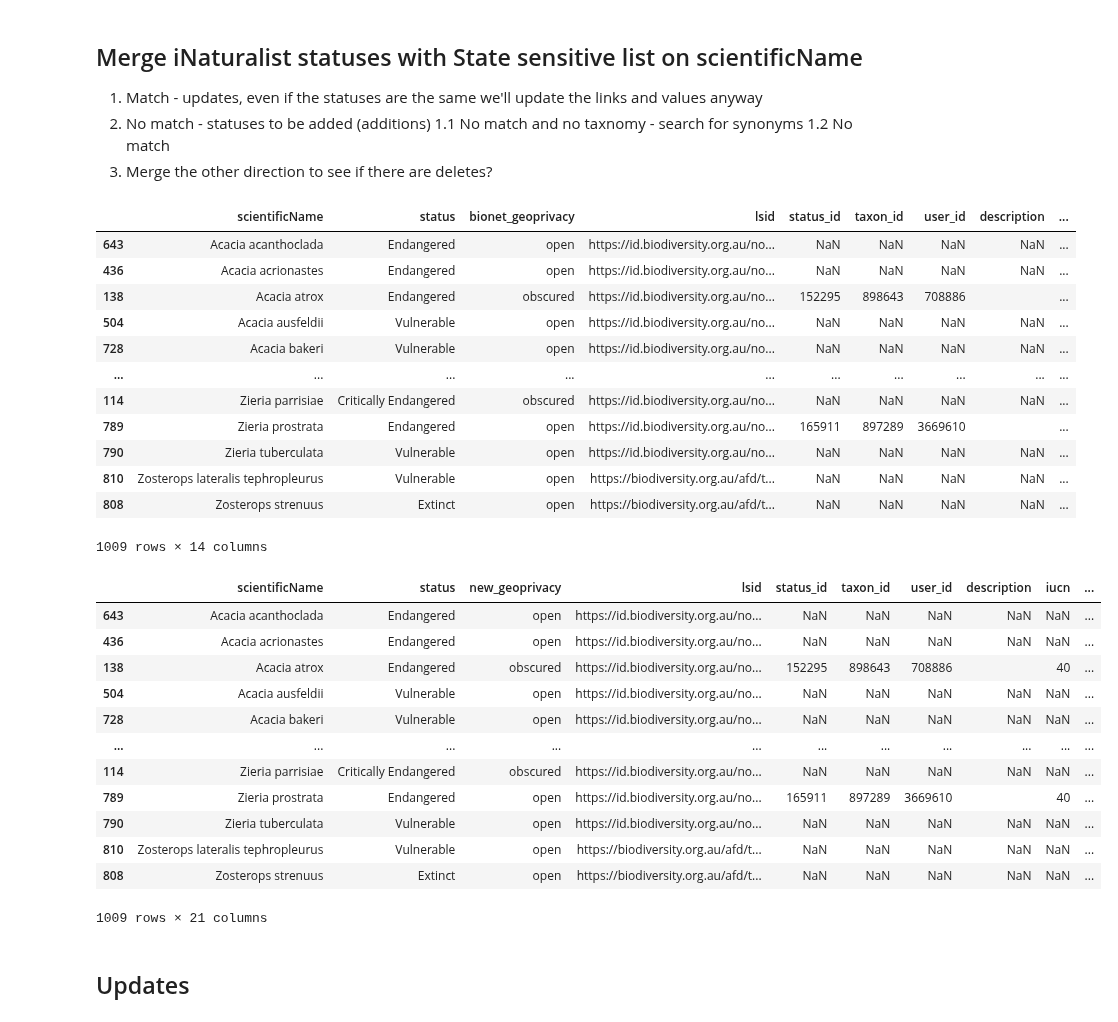
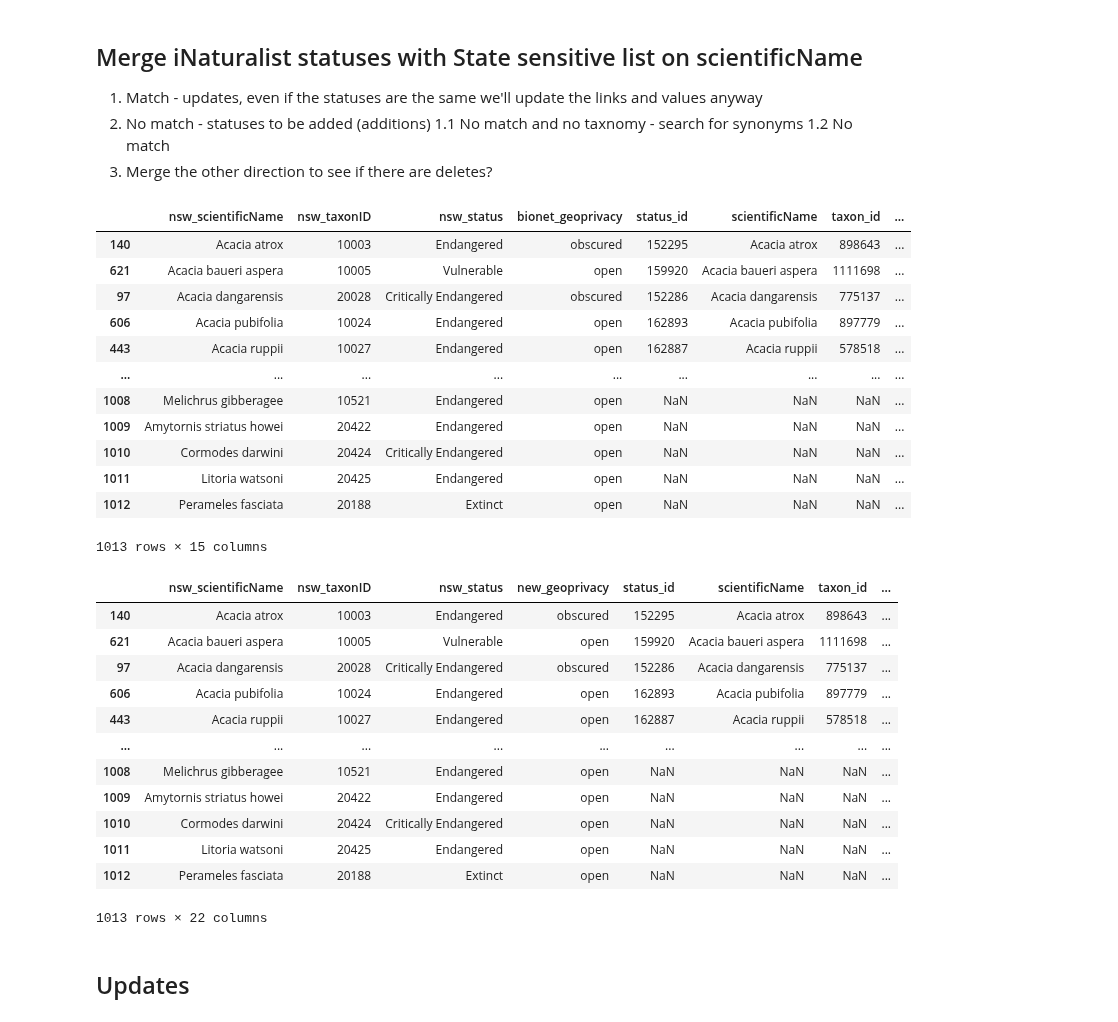
Before and after one commit to AtlasOfLivingAustralia/authoritative-lists, a Jupyter notebook: source-code/py-notebook/inaturalist-statuses/nsw.ipynb, the cells around one changed output. Cells and saved outputs as stored; diff of their text form; code cells hidden in the pictures.

```diff
--- a/source-code/py-notebook/inaturalist-statuses/nsw.ipynb
+++ b/source-code/py-notebook/inaturalist-statuses/nsw.ipynb
@@ -173,12 +213,15 @@ conservationlist
 # %%
 # join them in a way that works for inat (eg sensitive list, geoprivacy = 'obscured'
-statelist = pd.concat([sensitivelist[['bionetTaxonID','name','status','bionet_geoprivacy','kingdom','class','family', 'lsid']],
-                    conservationlist[['bionetTaxonID','name','status','bionet_geoprivacy','kingdom','class','family', 'lsid']]]).drop_duplicates()
+statelist = pd.concat([sensitivelist[['nsw_taxonID','nsw_scientificName','nsw_status','bionet_geoprivacy','kingdom','class','family']],
+                    conservationlist[['nsw_taxonID','nsw_scientificName','nsw_status','bionet_geoprivacy','kingdom','class','family']]]).drop_duplicates()
+statelist['nsw_taxonID'] = statelist['nsw_taxonID'].str[:-2]
 # retrieve binomial and trinomial names from GBIF
+statelist = statelist.rename(columns={'nsw_scientificName':'name'})
 parsednames = lf.gbifparse(statelist)
 parsednames.to_csv(sourcedir + "nsw-gbif.csv", index=False)
 statelist = statelist.merge(parsednames[['scientificName','canonicalName','canonicalNameComplete','type','rankMarker']],how="left",left_on="name",right_on="scientificName")
 numfullstatelist = len(statelist.index)
-statelist['scientificName'] = statelist['canonicalName']
+conservationlist = conservationlist.rename(columns={'name':'nsw_scientificName'})
+statelist['nsw_scientificName'] = statelist['canonicalName']
 statelist
 # %% [output]
@@ -201,6 +244,6 @@ noncomply = statelist[statelist['type'].isin(['INFORMAL','CULTIVAR','HYBRID']) ]
 # %%
 # remove records that do not comply
-statelist = statelist[~statelist['type'].isin(['INFORMAL','CULTIVAR','HYBRID']) ]
-statelist = pd.DataFrame(statelist[['bionetTaxonID','scientificName','status','bionet_geoprivacy','lsid']])
+statelist = statelist[~statelist['type'].isin(['INFORMAL','CULTIVAR','HYBRID', 'BLACKLISTED']) ]
+statelist = pd.DataFrame(statelist[['nsw_taxonID','nsw_scientificName','nsw_status','bionet_geoprivacy']]).drop_duplicates()
 statelist
 # %% [output]
@@ -254,3 +291,11 @@ iucnStatusMappings = {
+# %%
+iucnStatusMappings = {
+    'critically endangered':'Critically Endangered',
+    'endangered':'Endangered',
+    'extinct':'Extinct',
+    'not listed': 'Vulnerable',
+    'vulnerable': 'Vulnerable'
+}
 # %% [markdown]
 ### 5. Determine best place ID to use
 # %%
@@ -271,51 +316,52 @@ Name: place_id, dtype: int64
 3. Merge the other direction to see if there are deletes?
 # %%
 # join to see which lists already have a status in inaturalist based on scientificName
-mergedstatuses = statelist[['scientificName','status','bionet_geoprivacy', 'lsid']].merge(inatstatuses[['status_id','scientificName','taxon_id','user_id','description','iucn','authority','status','geoprivacy','place_id','place_display_name']],how="left",left_on='scientificName',right_on='scientificName',suffixes=(None,'_inat')).sort_values(['scientificName'])
+mergedstatuses = statelist[['nsw_scientificName', 'nsw_taxonID','nsw_status','bionet_geoprivacy']].merge(inatstatuses[['status_id','scientificName','taxon_id','user_id','description','iucn','authority','status','geoprivacy','place_id','place_display_name']],how="left",left_on='nsw_scientificName',right_on='scientificName',suffixes=(None,'_inat')).sort_values(['scientificName'])
 mergedstatuses
 # %% [output]
-|  | scientificName | status | bionet_geoprivacy | lsid | status_id | taxon_id | user_id | description | ... |
-| 643 | Acacia acanthoclada | Endangered | open | https://id.biodiversity.org.au/no... | NaN | NaN | NaN | NaN | ... |
-| 436 | Acacia acrionastes | Endangered | open | https://id.biodiversity.org.au/no... | NaN | NaN | NaN | NaN | ... |
-| 138 | Acacia atrox | Endangered | obscured | https://id.biodiversity.org.au/no... | 152295 | 898643 | 708886 |  | ... |
-| 504 | Acacia ausfeldii | Vulnerable | open | https://id.biodiversity.org.au/no... | NaN | NaN | NaN | NaN | ... |
-| 728 | Acacia bakeri | Vulnerable | open | https://id.biodiversity.org.au/no... | NaN | NaN | NaN | NaN | ... |
-| ... | ... | ... | ... | ... | ... | ... | ... | ... | ... |
-| 114 | Zieria parrisiae | Critically Endangered | obscured | https://id.biodiversity.org.au/no... | NaN | NaN | NaN | NaN | ... |
-| 789 | Zieria prostrata | Endangered | open | https://id.biodiversity.org.au/no... | 165911 | 897289 | 3669610 |  | ... |
-| 790 | Zieria tuberculata | Vulnerable | open | https://id.biodiversity.org.au/no... | NaN | NaN | NaN | NaN | ... |
-| 810 | Zosterops lateralis tephropleurus | Vulnerable | open | https://biodiversity.org.au/afd/t... | NaN | NaN | NaN | NaN | ... |
-| 808 | Zosterops strenuus | Extinct | open | https://biodiversity.org.au/afd/t... | NaN | NaN | NaN | NaN | ... |
+|  | nsw_scientificName | nsw_taxonID | nsw_status | bionet_geoprivacy | status_id | scientificName | taxon_id | ... |
+| 140 | Acacia atrox | 10003 | Endangered | obscured | 152295 | Acacia atrox | 898643 | ... |
+| 621 | Acacia baueri aspera | 10005 | Vulnerable | open | 159920 | Acacia baueri aspera | 1111698 | ... |
+| 97 | Acacia dangarensis | 20028 | Critically Endangered | obscured | 152286 | Acacia dangarensis | 775137 | ... |
+| 606 | Acacia pubifolia | 10024 | Endangered | open | 162893 | Acacia pubifolia | 897779 | ... |
+| 443 | Acacia ruppii | 10027 | Endangered | open | 162887 | Acacia ruppii | 578518 | ... |
+| ... | ... | ... | ... | ... | ... | ... | ... | ... |
+| 1008 | Melichrus gibberagee | 10521 | Endangered | open | NaN | NaN | NaN | ... |
+| 1009 | Amytornis striatus howei | 20422 | Endangered | open | NaN | NaN | NaN | ... |
+| 1010 | Cormodes darwini | 20424 | Critically Endangered | open | NaN | NaN | NaN | ... |
+| 1011 | Litoria watsoni | 20425 | Endangered | open | NaN | NaN | NaN | ... |
+| 1012 | Perameles fasciata | 20188 | Extinct | open | NaN | NaN | NaN | ... |
-1009 rows × 14 columns
+1013 rows × 15 columns
 # %%
 # prepare the export fields, common to New template and Update template
 # new statuses
 # Taxon_Name,Status,Authority,IUCN_equivalent,Description,iNaturalist_Place_ID,url,Taxon_Geoprivacy,Username,taxon_id
 # updates
 # action,taxon_name,id,taxon_id,status,iucn_equivalent,authority,url,geoprivacy,place_id,username
 mergedstatuses['new_authority'] = "New South Wales Office of Environment and Heritage"
 mergedstatuses['new_description'] = "Listed as Threatened - refer to https://www.environment.nsw.gov.au/threatenedspeciesapp"
-mergedstatuses['new_url'] = mergedstatuses['lsid']
+baseurl = "https://www.environment.nsw.gov.au/threatenedspeciesapp/profile.aspx?id="
+mergedstatuses['new_url'] = baseurl + mergedstatuses['nsw_taxonID']
 mergedstatuses.rename(columns={'bionet_geoprivacy':'new_geoprivacy'},inplace=True)
 mergedstatuses['new_place_id'] = '6825'  # NEW SOUTH WALES
 mergedstatuses['new_username'] = 'peggydnew'
 mergedstatuses['new_iucn_equivalent'] = mergedstatuses['status'].str.lower().str.strip().map(iucnStatusMappings).fillna('Vulnerable') # map to dictionary
 mergedstatuses['new_status'] = mergedstatuses['status'].fillna('Threatened')
 mergedstatuses
 # %% [output]
-|  | scientificName | status | new_geoprivacy | lsid | status_id | taxon_id | user_id | description | iucn | ... |
-| 643 | Acacia acanthoclada | Endangered | open | https://id.biodiversity.org.au/no... | NaN | NaN | NaN | NaN | NaN | ... |
-| 436 | Acacia acrionastes | Endangered | open | https://id.biodiversity.org.au/no... | NaN | NaN | NaN | NaN | NaN | ... |
-| 138 | Acacia atrox | Endangered | obscured | https://id.biodiversity.org.au/no... | 152295 | 898643 | 708886 |  | 40 | ... |
-| 504 | Acacia ausfeldii | Vulnerable | open | https://id.biodiversity.org.au/no... | NaN | NaN | NaN | NaN | NaN | ... |
-| 728 | Acacia bakeri | Vulnerable | open | https://id.biodiversity.org.au/no... | NaN | NaN | NaN | NaN | NaN | ... |
-| ... | ... | ... | ... | ... | ... | ... | ... | ... | ... | ... |
-| 114 | Zieria parrisiae | Critically Endangered | obscured | https://id.biodiversity.org.au/no... | NaN | NaN | NaN | NaN | NaN | ... |
-| 789 | Zieria prostrata | Endangered | open | https://id.biodiversity.org.au/no... | 165911 | 897289 | 3669610 |  | 40 | ... |
-| 790 | Zieria tuberculata | Vulnerable | open | https://id.biodiversity.org.au/no... | NaN | NaN | NaN | NaN | NaN | ... |
-| 810 | Zosterops lateralis tephropleurus | Vulnerable | open | https://biodiversity.org.au/afd/t... | NaN | NaN | NaN | NaN | NaN | ... |
-| 808 | Zosterops strenuus | Extinct | open | https://biodiversity.org.au/afd/t... | NaN | NaN | NaN | NaN | NaN | ... |
+|  | nsw_scientificName | nsw_taxonID | nsw_status | new_geoprivacy | status_id | scientificName | taxon_id | ... |
+| 140 | Acacia atrox | 10003 | Endangered | obscured | 152295 | Acacia atrox | 898643 | ... |
+| 621 | Acacia baueri aspera | 10005 | Vulnerable | open | 159920 | Acacia baueri aspera | 1111698 | ... |
+| 97 | Acacia dangarensis | 20028 | Critically Endangered | obscured | 152286 | Acacia dangarensis | 775137 | ... |
+| 606 | Acacia pubifolia | 10024 | Endangered | open | 162893 | Acacia pubifolia | 897779 | ... |
+| 443 | Acacia ruppii | 10027 | Endangered | open | 162887 | Acacia ruppii | 578518 | ... |
+| ... | ... | ... | ... | ... | ... | ... | ... | ... |
+| 1008 | Melichrus gibberagee | 10521 | Endangered | open | NaN | NaN | NaN | ... |
+| 1009 | Amytornis striatus howei | 20422 | Endangered | open | NaN | NaN | NaN | ... |
+| 1010 | Cormodes darwini | 20424 | Critically Endangered | open | NaN | NaN | NaN | ... |
+| 1011 | Litoria watsoni | 20425 | Endangered | open | NaN | NaN | NaN | ... |
+| 1012 | Perameles fasciata | 20188 | Extinct | open | NaN | NaN | NaN | ... |
-1009 rows × 21 columns
+1013 rows × 22 columns
 # %% [markdown]
 ## Updates
 # %%
```
Also changed, not shown: parts of 20 cells of this notebook, 2 other files.
